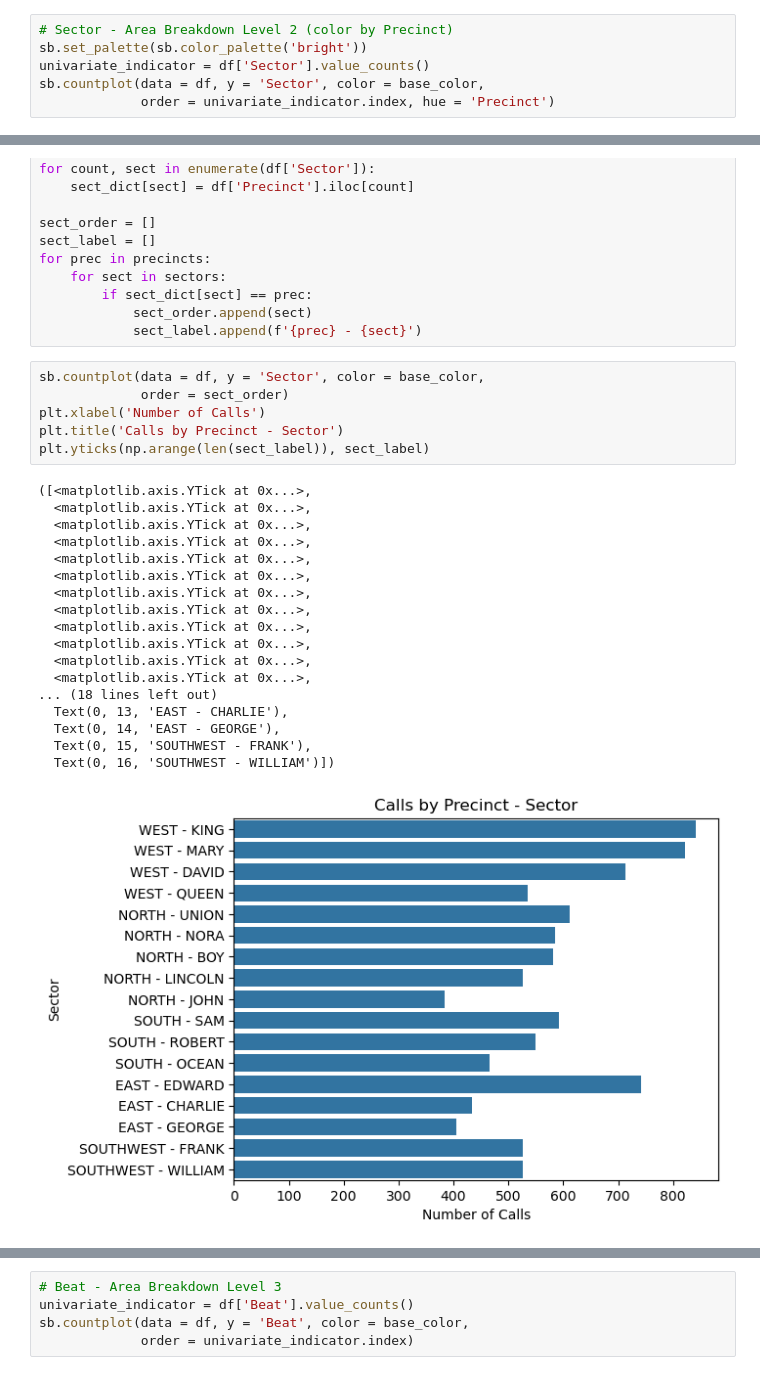
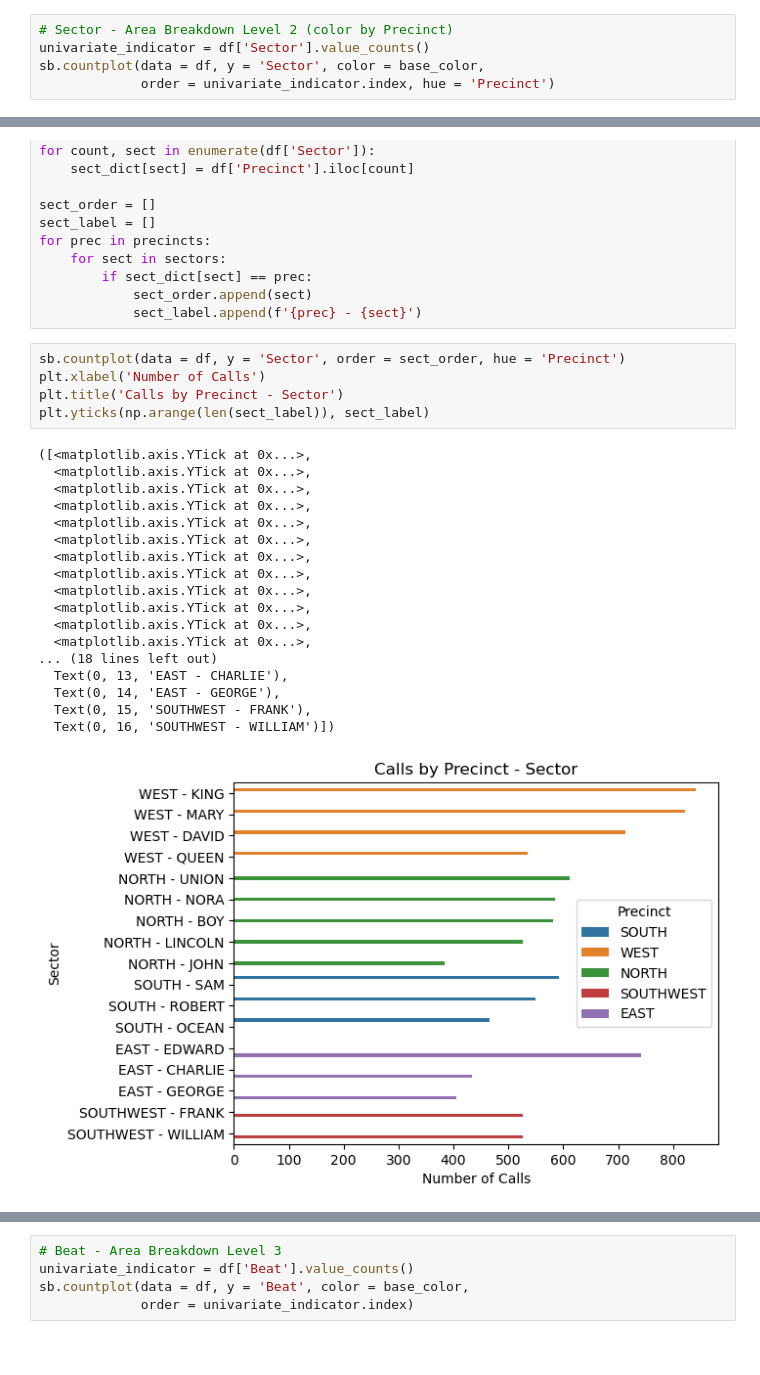
Before and after one commit to clickityKlein/Blog_Post_Emergency_Calls, a Jupyter notebook: blog_post_notebook.ipynb, the cells around one changed output, grey strips where cells are left out. Drawn from its saved outputs; the diff is of its cells as text.

Commit message:
main jupyter notebook graphs and a few calculations made

```diff
--- a/blog_post_notebook.ipynb
+++ b/blog_post_notebook.ipynb
@@ -576,7 +561,6 @@ Text(0.5, 1.0, 'Calls by Sector')
 [figure]
 # %%
 # Sector - Area Breakdown Level 2 (color by Precinct)
-sb.set_palette(sb.color_palette('bright'))
 univariate_indicator = df['Sector'].value_counts()
 sb.countplot(data = df, y = 'Sector', color = base_color,
              order = univariate_indicator.index, hue = 'Precinct')
@@ -600,27 +584,26 @@ for prec in precincts:
             sect_order.append(sect)
             sect_label.append(f'{prec} - {sect}')
 # %%
-sb.countplot(data = df, y = 'Sector', color = base_color,
-             order = sect_order)
+sb.countplot(data = df, y = 'Sector', order = sect_order, hue = 'Precinct')
 plt.xlabel('Number of Calls')
 plt.title('Calls by Precinct - Sector')
 plt.yticks(np.arange(len(sect_label)), sect_label)
 # %% [output]
 ([<matplotlib.axis.YTick at 0x...>,
   <matplotlib.axis.YTick at 0x...>,
   <matplotlib.axis.YTick at 0x...>,
   <matplotlib.axis.YTick at 0x...>,
   <matplotlib.axis.YTick at 0x...>,
   <matplotlib.axis.YTick at 0x...>,
   <matplotlib.axis.YTick at 0x...>,
   <matplotlib.axis.YTick at 0x...>,
   <matplotlib.axis.YTick at 0x...>,
   <matplotlib.axis.YTick at 0x...>,
   <matplotlib.axis.YTick at 0x...>,
   <matplotlib.axis.YTick at 0x...>,
 ... (18 lines left out)
   Text(0, 13, 'EAST - CHARLIE'),
   Text(0, 14, 'EAST - GEORGE'),
   Text(0, 15, 'SOUTHWEST - FRANK'),
   Text(0, 16, 'SOUTHWEST - WILLIAM')])
-[figure, old version]
+[figure, new version]
```
Also changed, not shown: parts of 5 cells of this notebook, 1 other file.
